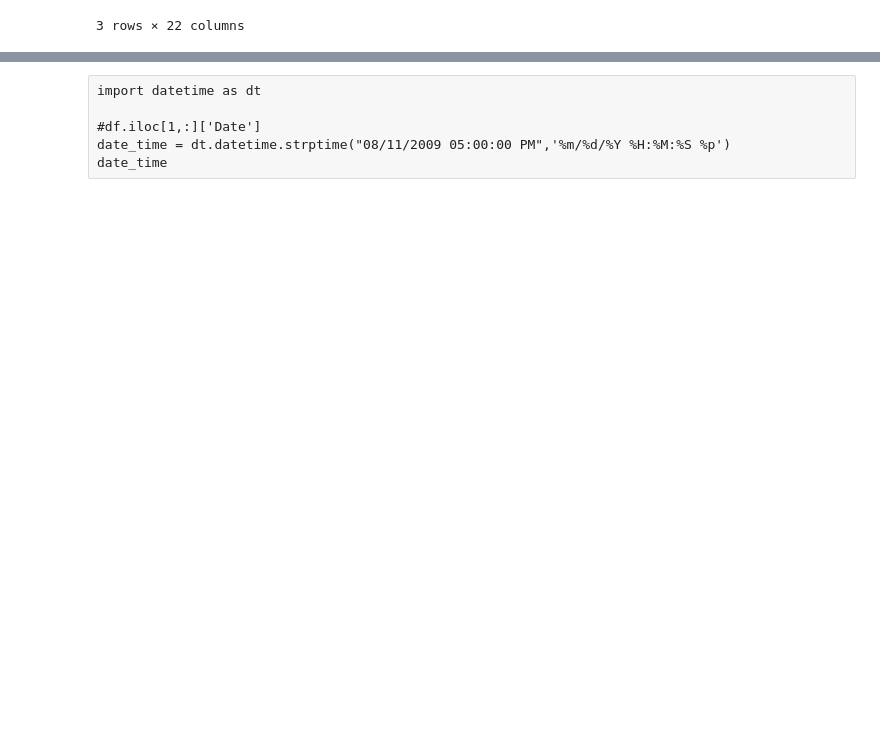
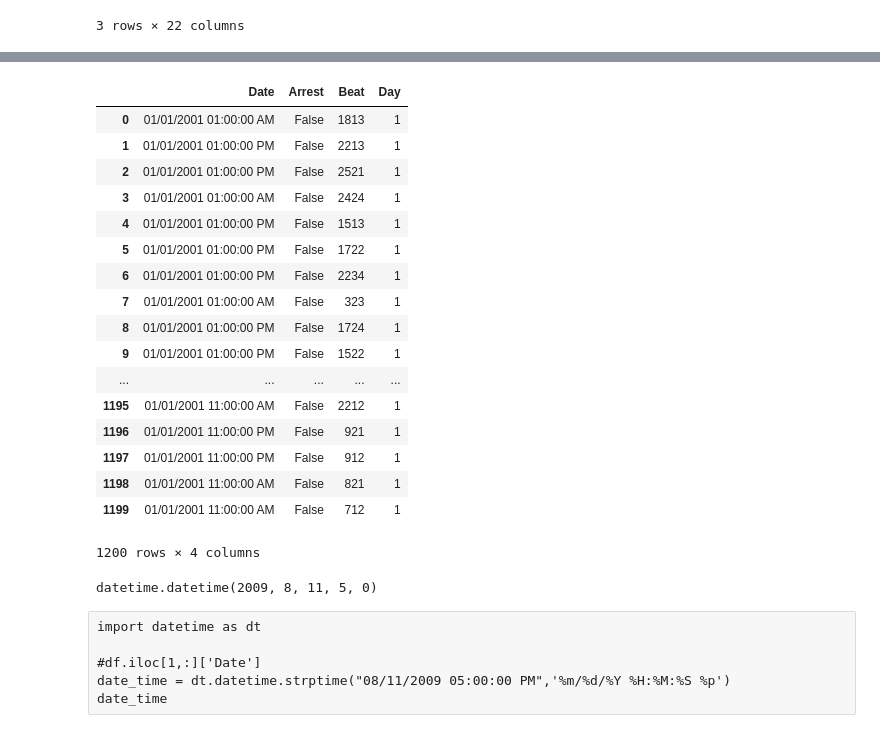
Before and after one commit to Chibuu/TimeSeries, a Jupyter notebook: Preliminary.ipynb, the cells around one changed output, grey strips where cells are left out. Saved outputs shown, nothing was run; the diff lists cells and outputs as text; code cells hidden in the pictures; blank space fills up the shorter version.

```diff
--- a/Preliminary.ipynb
+++ b/Preliminary.ipynb
@@ -105,3 +126,29 @@ df.shape
+# %%
+df.head(1200)
+# %% [output]
+|  | Date | Arrest | Beat | Day |
+| 0 | 01/01/2001 01:00:00 AM | False | 1813 | 1 |
+| 1 | 01/01/2001 01:00:00 PM | False | 2213 | 1 |
+| 2 | 01/01/2001 01:00:00 PM | False | 2521 | 1 |
+| 3 | 01/01/2001 01:00:00 AM | False | 2424 | 1 |
+| 4 | 01/01/2001 01:00:00 PM | False | 1513 | 1 |
+| 5 | 01/01/2001 01:00:00 PM | False | 1722 | 1 |
+| 6 | 01/01/2001 01:00:00 PM | False | 2234 | 1 |
+| 7 | 01/01/2001 01:00:00 AM | False | 323 | 1 |
+| 8 | 01/01/2001 01:00:00 PM | False | 1724 | 1 |
+| 9 | 01/01/2001 01:00:00 PM | False | 1522 | 1 |
+| ... | ... | ... | ... | ... |
+| 1195 | 01/01/2001 11:00:00 AM | False | 2212 | 1 |
+| 1196 | 01/01/2001 11:00:00 PM | False | 921 | 1 |
+| 1197 | 01/01/2001 11:00:00 PM | False | 912 | 1 |
+| 1198 | 01/01/2001 11:00:00 AM | False | 821 | 1 |
+| 1199 | 01/01/2001 11:00:00 AM | False | 712 | 1 |
+1200 rows × 4 columns
+# %%
+date_time = dt.datetime.strptime("08/11/2009 05:00:00 PM",'%m/%d/%Y %H:%M:%S %p')
+date_time
+# %% [output]
+datetime.datetime(2009, 8, 11, 5, 0)
 # %% [raw]
 import datetime as dt
 
```
Also changed, not shown: parts of 15 cells of this notebook, 9 other files.
